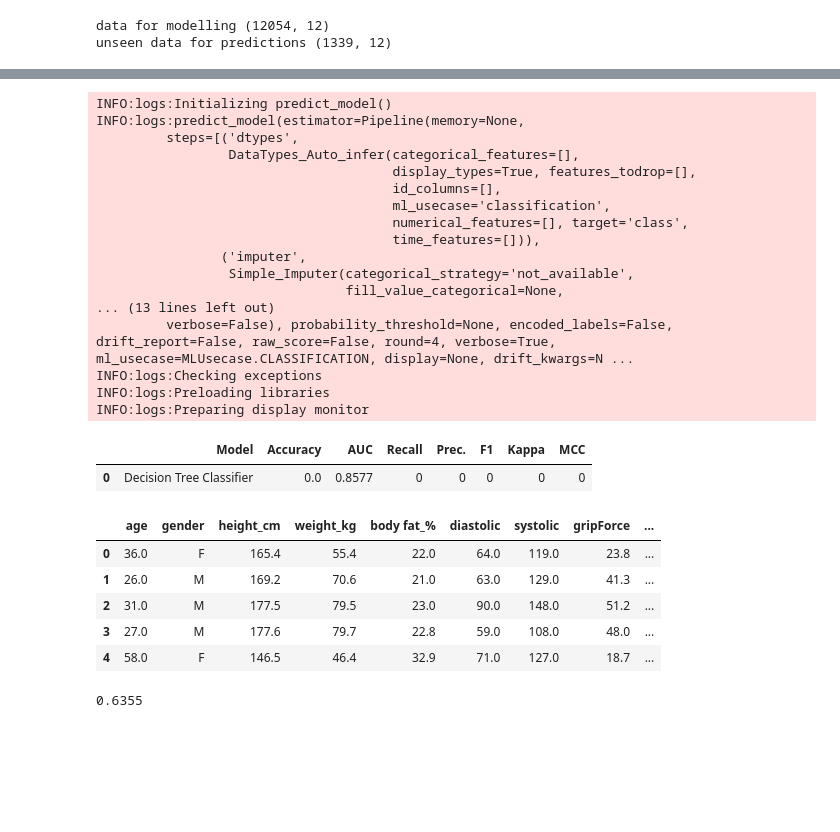
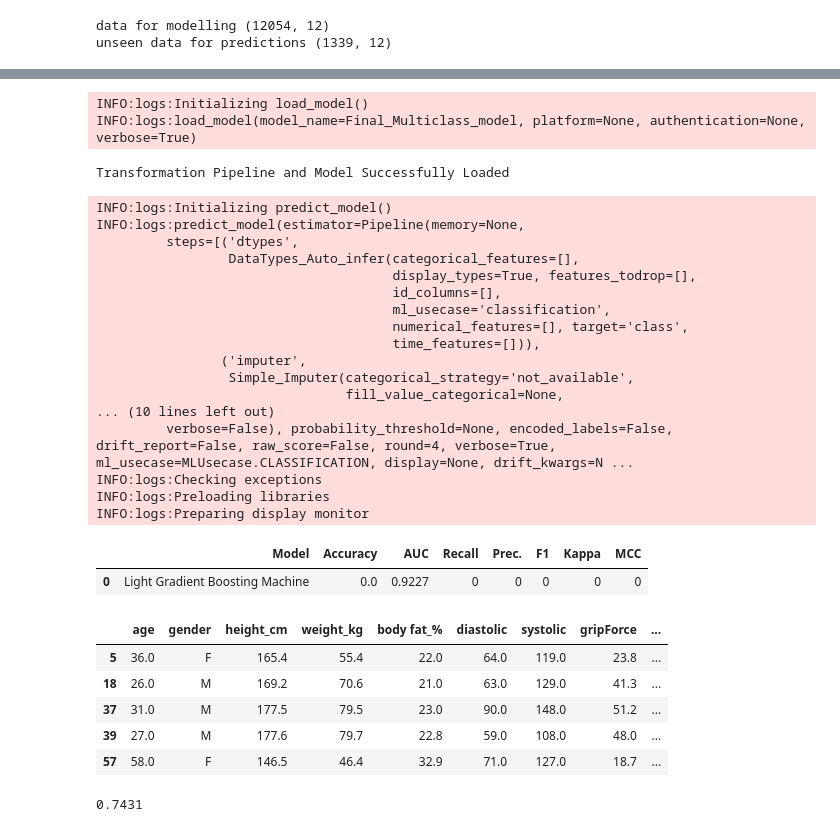
Before and after one commit to Dhanasree-Rajamani/Data_Mining_Article_and_Assignments, a Jupyter notebook: bodyPerformance_dataset_classification_multiclass_classification.ipynb, the cells around one changed output, grey strips where cells are left out. Drawn from its saved outputs; the diff is of its cells as text; code cells hidden in the pictures; blank space fills up the shorter version.

```diff
--- a/bodyPerformance_dataset_classification_multiclass_classification.ipynb
+++ b/bodyPerformance_dataset_classification_multiclass_classification.ipynb
@@ -36,11 +31,8 @@ version()
 from pycaret.datasets import get_data
 import pandas as pd
 # %%
-file = ('bodyPerformance.csv')
-
+file = '/content/drive/MyDrive/DataMining_Datasets/bodyPerformance.csv'
 data = pd.read_csv(file)
-
-# displaying the contents of the XLSX file
 data.head()
 # %% [output]
 |  | age | gender | height_cm | weight_kg | body fat_% | diastolic | systolic | gripForce | ... |
@@ -67,8 +68,10 @@ data.shape
 # %%
 data_set = data.sample(frac = 0.90, random_state=786)
 data_unseen = data.drop(data_set.index)
-data.reset_index(inplace=True, drop=True)
-data_unseen.reset_index(inplace = True, drop = True)
+
+#data.reset_index(inplace=True, drop=True)
+#data_unseen.reset_index(inplace = True, drop = True)
+
 print("data for modelling "+str(data_set.shape))
 print("unseen data for predictions "+str(data_unseen.shape))
 # %% [output]
@@ -432,34 +429,41 @@ Transformation Pipeline and Model Successfully Loaded
+# %%
+saved_model = load_model('Final_Multiclass_model')
+# %% [output]
+INFO:logs:Initializing load_model()
+INFO:logs:load_model(model_name=Final_Multiclass_model, platform=None, authentication=None, verbose=True)
+Transformation Pipeline and Model Successfully Loaded
 # %%
-new_prediction = predict_model(save_dt_model, data = data_unseen)
+new_prediction = predict_model(saved_model, data = data_unseen)
 new_prediction.head()
 # %% [output]
 INFO:logs:Initializing predict_model()
 INFO:logs:predict_model(estimator=Pipeline(memory=None,
          steps=[('dtypes',
                  DataTypes_Auto_infer(categorical_features=[],
                                       display_types=True, features_todrop=[],
                                       id_columns=[],
                                       ml_usecase='classification',
                                       numerical_features=[], target='class',
                                       time_features=[])),
                 ('imputer',
                  Simple_Imputer(categorical_strategy='not_available',
                                 fill_value_categorical=None,
-... (13 lines left out)
+... (10 lines left out)
          verbose=False), probability_threshold=None, encoded_labels=False, drift_report=False, raw_score=False, round=4, verbose=True, ml_usecase=MLUsecase.CLASSIFICATION, display=None, drift_kwargs=N ...
 INFO:logs:Checking exceptions
 INFO:logs:Preloading libraries
 INFO:logs:Preparing display monitor
 |  | Model | Accuracy | AUC | Recall | Prec. | F1 | Kappa | MCC |
-| 0 | Decision Tree Classifier | 0.0 | 0.8577 | 0 | 0 | 0 | 0 | 0 |
+| 0 | Light Gradient Boosting Machine | 0.0 | 0.9227 | 0 | 0 | 0 | 0 | 0 |
 |  | age | gender | height_cm | weight_kg | body fat_% | diastolic | systolic | gripForce | ... |
-| 0 | 36.0 | F | 165.4 | 55.4 | 22.0 | 64.0 | 119.0 | 23.8 | ... |
-| 1 | 26.0 | M | 169.2 | 70.6 | 21.0 | 63.0 | 129.0 | 41.3 | ... |
-| 2 | 31.0 | M | 177.5 | 79.5 | 23.0 | 90.0 | 148.0 | 51.2 | ... |
-| 3 | 27.0 | M | 177.6 | 79.7 | 22.8 | 59.0 | 108.0 | 48.0 | ... |
-| 4 | 58.0 | F | 146.5 | 46.4 | 32.9 | 71.0 | 127.0 | 18.7 | ... |
+| 5 | 36.0 | F | 165.4 | 55.4 | 22.0 | 64.0 | 119.0 | 23.8 | ... |
+| 18 | 26.0 | M | 169.2 | 70.6 | 21.0 | 63.0 | 129.0 | 41.3 | ... |
+| 37 | 31.0 | M | 177.5 | 79.5 | 23.0 | 90.0 | 148.0 | 51.2 | ... |
+| 39 | 27.0 | M | 177.6 | 79.7 | 22.8 | 59.0 | 108.0 | 48.0 | ... |
+| 57 | 58.0 | F | 146.5 | 46.4 | 32.9 | 71.0 | 127.0 | 18.7 | ... |
 # %%
 from pycaret.utils import check_metric
 check_metric(new_prediction['class'], new_prediction['Label'], metric = 'Accuracy')
+#can evaluate a model
 # %% [output]
-0.6355
+0.7431
```
Also changed, not shown: parts of 27 cells of this notebook.
